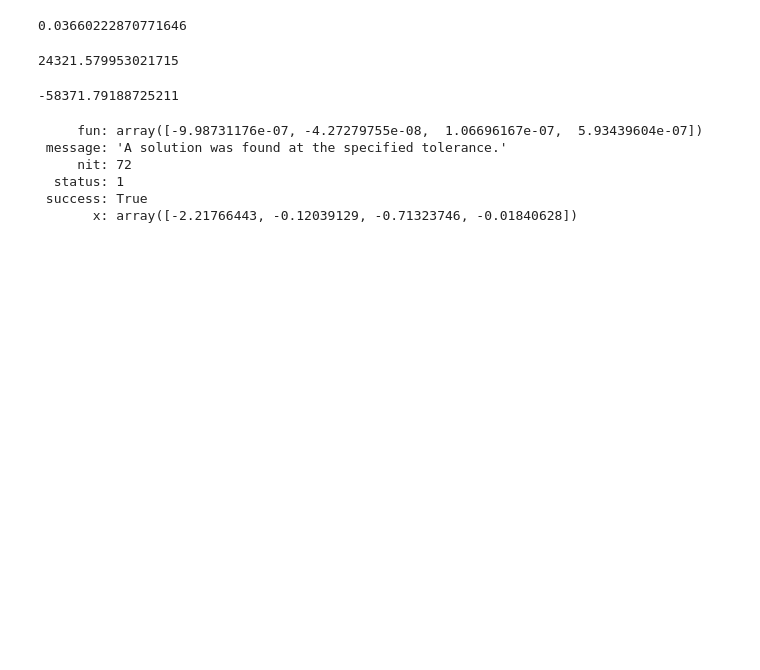
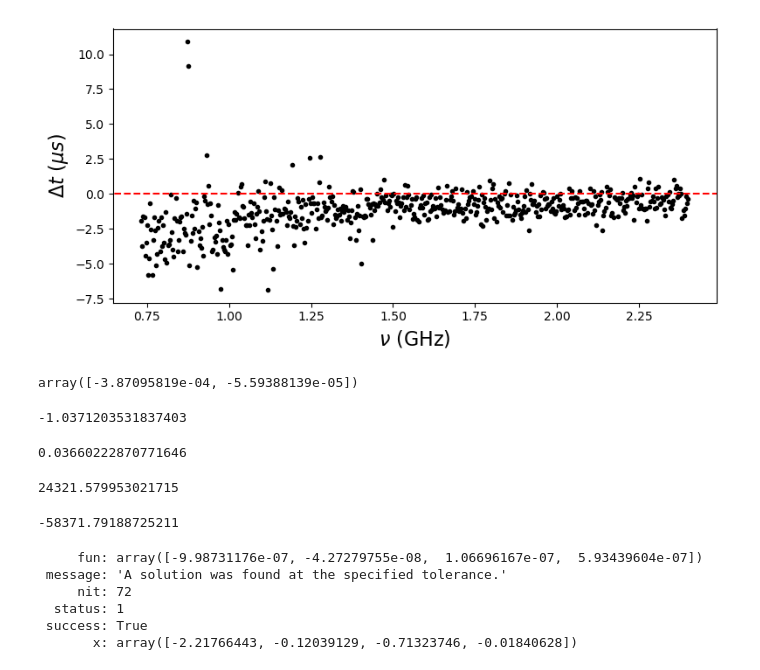
Before and after one commit to ggrillo93/plasma-lensing, a Jupyter notebook: Experimentation.ipynb, the cells around one changed output. Cells and saved outputs as stored; diff of their text form; code cells hidden in the pictures; blank space fills up the shorter version.

```diff
--- a/Experimentation.ipynb
+++ b/Experimentation.ipynb
@@ -5,0 +30,19 @@ from observables import *
+# %%
+data = np.loadtxt('test.dat')
+plt.figure(figsize = (8, 4), dpi = 100)
+freq = data[0][np.logical_and(data[0] > 0.73*1e9, data[0] < 2.4*1e9)]
+res = data[1][np.logical_and(data[0] > 0.73*1e9, data[0] < 2.4*1e9)]
+plt.scatter(freq/GHz, res, marker = '.', color  = 'black')
+plt.plot([0., 5.5], [0, 0], ls = 'dashed', color = 'red', scalex = False)
+plt.xlabel(r'$\nu$ (GHz)', fontsize = 16)
+plt.ylabel(r'$\Delta t$ ($\mu s$)', fontsize = 16)
+plt.tight_layout()
+plt.show()
+# %% [output]
+[figure, added]
+# %%
+slope = np.polyfit(1e18/freq**2, res, 1)
+dm = slope/4.189e3
+dm
+# %% [output]
+array([-3.87095819e-04, -5.59388139e-05])
@@ -6,3 +70,7 @@ from observables import *
+# %%
+np.mean(res)
+# %% [output]
+-1.0371203531837403
 # %%
 def dmcalc(f, lc):
     return -f*GHz*lc/(c*re*pctocm)
```
Also changed, not shown: parts of 24 cells of this notebook, 15 other files.
